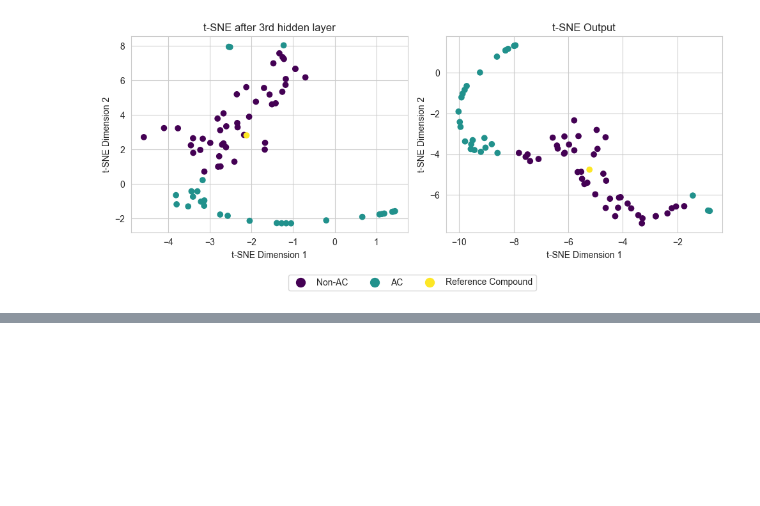
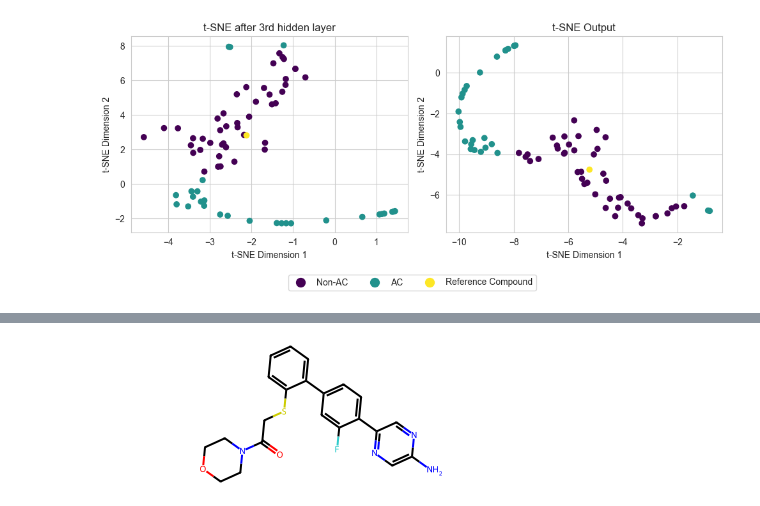
Before and after one commit to reginaib/AC-DTI, a Jupyter notebook: scripts/visualisation_bdb.ipynb, the cells around one changed output, grey strips where cells are left out. Cells and saved outputs as stored; diff of their text form; code cells hidden in the pictures; blank space fills up the shorter version.

```diff
--- a/scripts/visualisation_bdb.ipynb
+++ b/scripts/visualisation_bdb.ipynb
@@ -513,0 +770,5 @@ plt.show()
+# %%
+# an outlier on bottom left
+MolFromSmiles(t517_d1_d.smiles2[60374])
+# %% [output]
+[figure, added]
```
Also changed, not shown: parts of 25 cells of this notebook, 1 other file.
